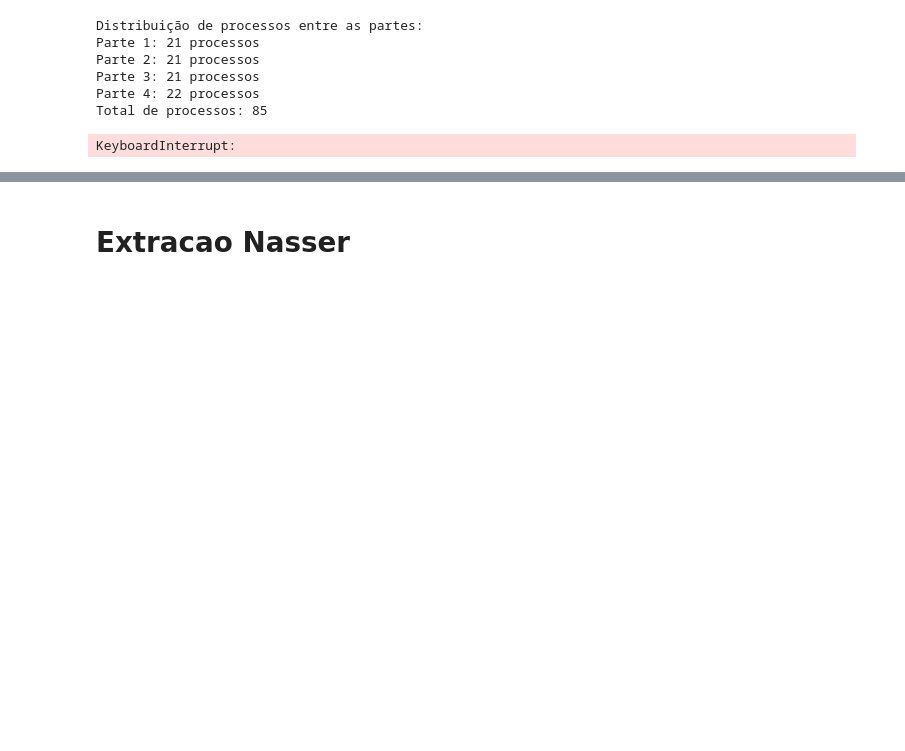
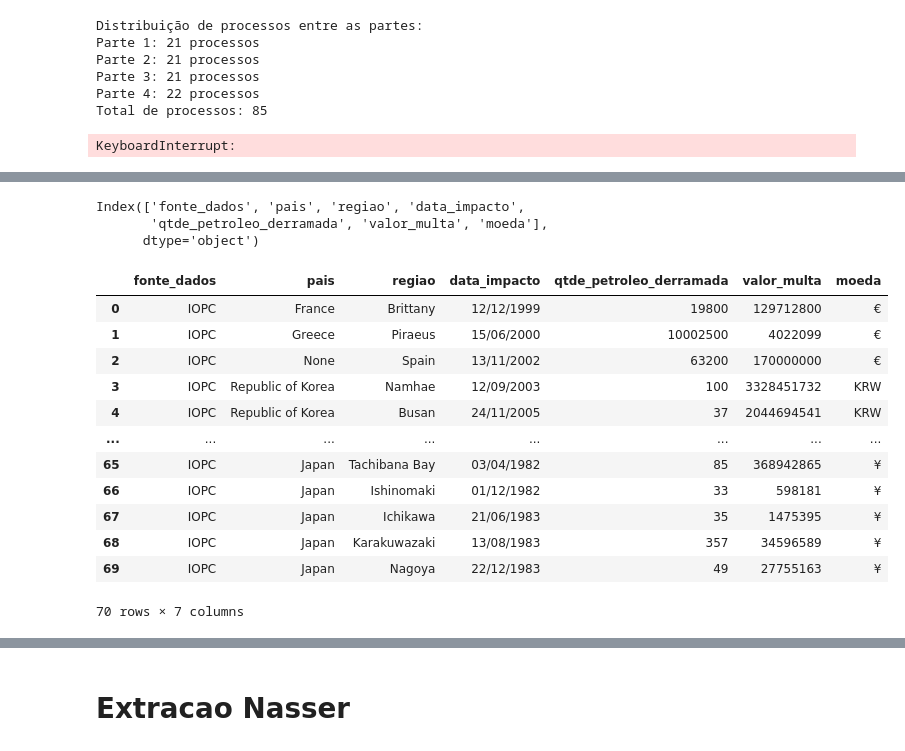
Before and after one commit to pedronery07/Projeto_InsperData_AECOM, a Jupyter notebook: main.ipynb, the cells around one changed output, grey strips where cells are left out. Saved outputs shown, nothing was run; the diff lists cells and outputs as text; code cells hidden in the pictures; blank space fills up the shorter version.

```diff
--- a/main.ipynb
+++ b/main.ipynb
@@ -440,0 +462,37 @@ respostas_danos_ambientais_df_completo.to_excel("docs/respostas_danos_ambientais
+# %%
+df_iopc["fonte_dados"] = "IOPC"
+df_iopc.rename(columns={"Date of Incident": "data_impacto",
+                        "Currency": "moeda",
+                        "Compensation": "valor_multa",
+                        "Estimated quantity of oil spilled (tonnes)": "qtde_petroleo_derramada"}, inplace=True)
+
+# Split da coluna Place of Incident em pais e região. Se não encontrar vírgula, coloca NULL em regiao e a informação completa em pais
+if df_iopc['Place of Incident'].str.contains(',').any():
+    df_iopc[['regiao', 'pais']] = df_iopc['Place of Incident'].str.split(',', expand=True)
+else:
+    df_iopc['regiao'] = None
+    df_iopc['pais'] = df_iopc['Place of Incident']
+
+# Ordenando as colunas
+df_iopc = df_iopc[["fonte_dados", "pais", "regiao", "data_impacto", "qtde_petroleo_derramada", "valor_multa", "moeda"]]
+df_iopc.columns
+# %% [output]
+Index(['fonte_dados', 'pais', 'regiao', 'data_impacto',
+       'qtde_petroleo_derramada', 'valor_multa', 'moeda'],
+      dtype='object')
+# %%
+df_iopc
+# %% [output]
+|  | fonte_dados | pais | regiao | data_impacto | qtde_petroleo_derramada | valor_multa | moeda |
+| 0 | IOPC | France | Brittany | 12/12/1999 | 19800 | 129712800 | € |
+| 1 | IOPC | Greece | Piraeus | 15/06/2000 | 10002500 | 4022099 | € |
+| 2 | IOPC | None | Spain | 13/11/2002 | 63200 | 170000000 | € |
+| 3 | IOPC | Republic of Korea | Namhae | 12/09/2003 | 100 | 3328451732 | KRW |
+| 4 | IOPC | Republic of Korea | Busan | 24/11/2005 | 37 | 2044694541 | KRW |
+| ... | ... | ... | ... | ... | ... | ... | ... |
+| 65 | IOPC | Japan | Tachibana Bay | 03/04/1982 | 85 | 368942865 | ¥ |
+| 66 | IOPC | Japan | Ishinomaki | 01/12/1982 | 33 | 598181 | ¥ |
+| 67 | IOPC | Japan | Ichikawa | 21/06/1983 | 35 | 1475395 | ¥ |
+| 68 | IOPC | Japan | Karakuwazaki | 13/08/1983 | 357 | 34596589 | ¥ |
+| 69 | IOPC | Japan | Nagoya | 22/12/1983 | 49 | 27755163 | ¥ |
+70 rows × 7 columns
```
Also changed, not shown: parts of 6 cells of this notebook, 3 other files.
